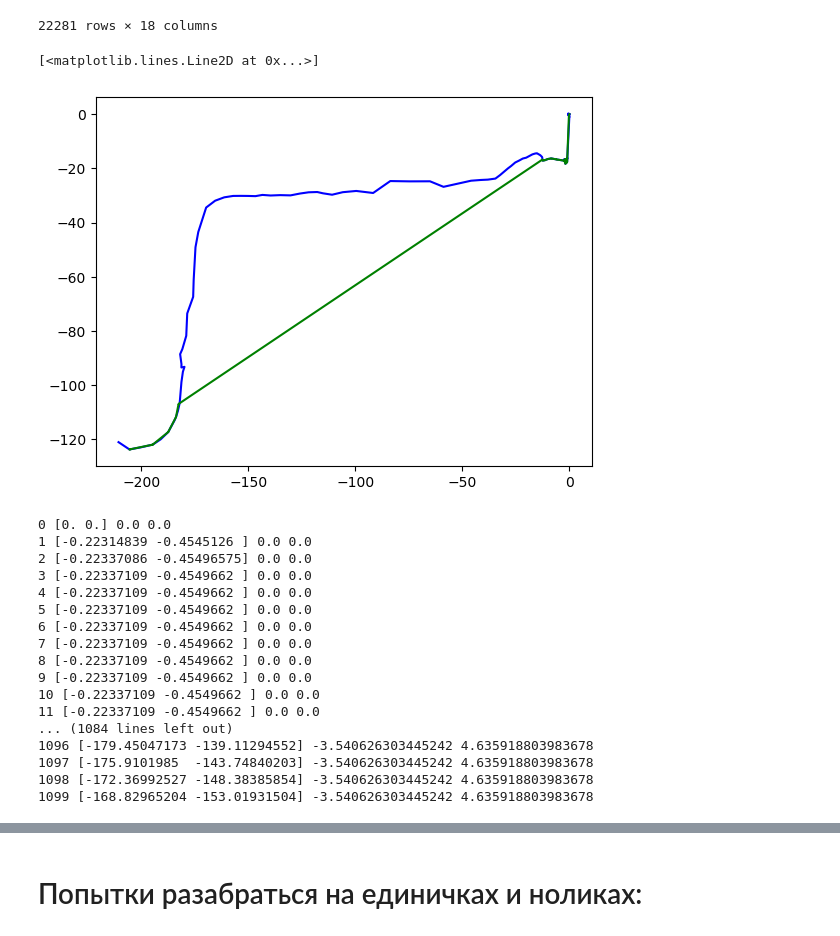
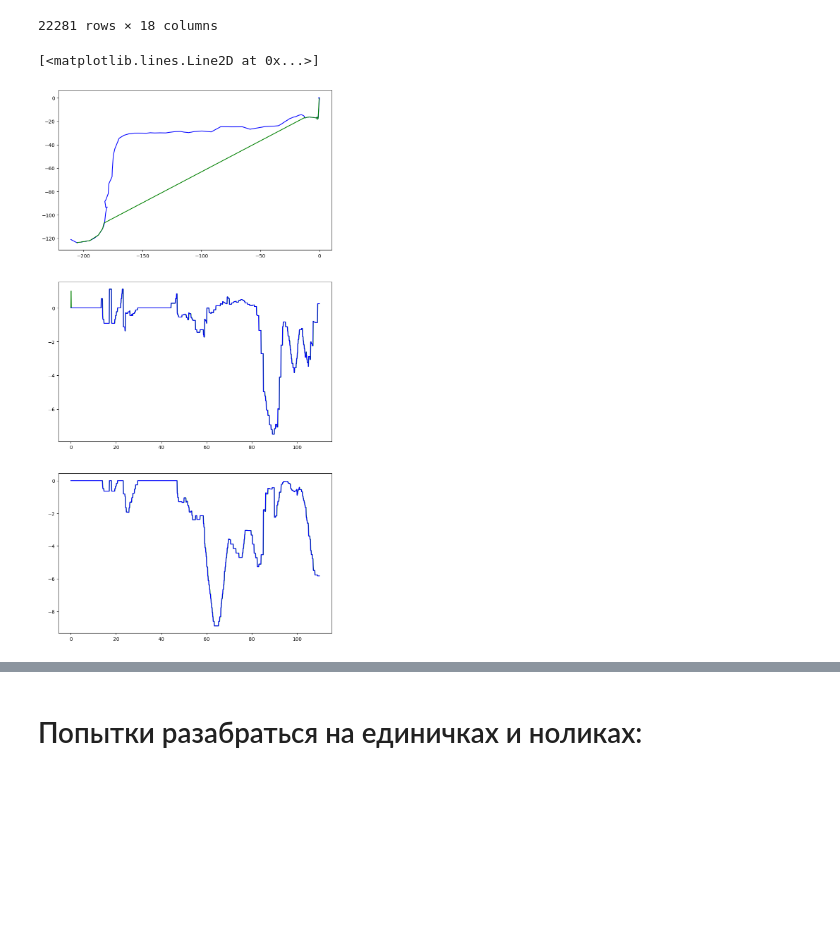
Before and after one commit to 1mm0rTaLzzz/SNAR_hw5, a Jupyter notebook: HW5 (KF_nD).ipynb, the cells around one changed output, grey strips where cells are left out. Cells and saved outputs as stored; diff of their text form; code cells hidden in the pictures; blank space fills up the shorter version.

```diff
--- a/HW5 (KF_nD).ipynb
+++ b/HW5 (KF_nD).ipynb
@@ -45,6 +46,7 @@ speed_OBD = [float(x) * 1000 / 3600 for x in speed_OBD]
 speed_GPS = [float(x) * 1000 / 3600 if x != '-' else 0 for x in speed_GPS] # '-' мб надо оставить
 
 Bearing = df.iloc[:, 7].values.tolist()
+Bearing = [float(x) * math.pi/180 for x in Bearing]
 # %%
 # Разбиение скоростей на x, y
 
@@ -103,20 +105,21 @@ B = np.array([[1, 0, 0, 0],  # x
               [0, 0, 0, 1]]) # y*
 
 
-Q = np.array([[100, 0, 100, 0],  # x
-              [0, 100, 0, 100],  # y
+Q = np.array([[100, 0, 0, 0],  # x
+              [0, 100, 0, 0],  # y
               [0, 0, 100, 0],  # x*
               [0, 0, 0, 100]]) # y*
 
-P_k = np.eye(4) * 100
+P_k = np.eye(4) * 1000
 Hk = np.eye(4)
-# Hk_OBD = np.array([[1, 0, 0, 0],  # x
-#                    [0, 1, 0, 0],  # y
-#                    [0, 0, 1, 0],  # x*
-#                    [0, 0, 0, 1]]) # y*
+Hk_OBD = np.array([[1, 0, 0, 0],  # x
+                   [0, 1, 0, 0],  # y
+                   [0, 0, 1, 0],  # x*
+                   [0, 0, 0, 1]]) # y*
+
 Rk = np.eye(4) * 0.1
-# Rk = np.array([[1, 0, 0, 0],  # x
-#                [0, 1, 0, 0],  # y
+# Rk = np.array([[1, 0, 1, 0],  # x
+#                [0, 1, 0, 1],  # y
 #                [0, 0, 1, 0],  # x*
 #                [0, 0, 0, 1]]) * 0.1# y*
 
@@ -128,7 +131,7 @@ def predict(current, previous, P_k, F):
     X = np.array([x, y, vx, vy])
     U = np.array([x - x_p, y - y_p, vx - vx_p, vy - vy_p])
 
-    X_k = F @ X.T + B @ U.T
+    X_k = F @ X + B @ U
     P_k = F @ P_k @ F.T + Q
 
     return X_k, P_k
@@ -144,6 +147,7 @@ def update(current, X_k, P_k, Hk):
     Pk = P_k - Kk @ Hk @ P_k
 
     return Xk, Pk
+
 
 coord = np.array([[0, 0]])
 speed = np.array([0, 0])
@@ -164,58 +168,42 @@ while i < 1100:
 #         print(i, X_k, coord[i-2][0], coord[i-2][1])
         current_OBD = np.array([X_k[0], X_k[1], speed_OBD_x[i-1], speed_OBD_y[i-1]])
         previous_OBD = np.array([coord[i-2][0], coord[i-2][1], speed_OBD_x[i-2], speed_OBD_y[i-2]])
         X_k, P_k = predict(current_OBD, previous_OBD, P_k, F_OBD)
         X_k, P_k = update(current_OBD, X_k, P_k, Hk_OBD)
 
     coord = np.append(coord, [X_k[0], X_k[1]])
     coord = coord.reshape(-1, 2)
     speed = np.append(speed, [X_k[2], X_k[3]])
     i += 1
 
 # print(X_k)
 # print()
 # print(P_k)
 coord = coord.reshape(-1, 2)
 coord_x = [i[0] for i in coord]
 coord_y = [i[1] for i in coord]
 
 speed = speed.reshape(-1, 2)
 speed_x = [i[0] for i in speed]
 speed_y = [i[1] for i in speed]
 # print(coord[:100])
 
 a = 0
 
+plt.figure(figsize=(10, 20))
+
+plt.subplot(311)
 plt.plot(Longitude[a:i], Latitude[a:i], c='b')
-plt.plot(coord_x[a:i], coord_y[a:i], c='g')
-# plt.plot(X_OBD[a:i], Y_OBD[a:i], c='r')
+plt.plot(coord_x[a+1:i], coord_y[a+1:i], c='g')
 
-# plt.plot(time_OBD[a:i], speed_x[a:i], c='g')
-# plt.plot(time_OBD[a:i], speed_OBD_x[a:i], c='b')
+plt.subplot(312)
+plt.plot(time_OBD[a:i], speed_x[a:i], c='g')
+plt.plot(time_OBD[a:i], speed_OBD_x[a:i], c='b')
+
+plt.subplot(313)
+plt.plot(time_OBD[a:i], speed_y[a:i], c='g')
+plt.plot(time_OBD[a:i], speed_OBD_y[a:i], c='b')
 # plt.legend(fontsize = 18)
 # %% [output]
 [<matplotlib.lines.Line2D at 0x...>]
-[figure, old version]
+[figure, new version]
-# %%
-c = 0
-for i in coord:
-    print(c, i, speed_OBD_x[c], speed_OBD_y[c])
-    c += 1
-# %% [output]
-0 [0. 0.] 0.0 0.0
-1 [-0.22314839 -0.4545126 ] 0.0 0.0
-2 [-0.22337086 -0.45496575] 0.0 0.0
-3 [-0.22337109 -0.4549662 ] 0.0 0.0
-4 [-0.22337109 -0.4549662 ] 0.0 0.0
-5 [-0.22337109 -0.4549662 ] 0.0 0.0
-6 [-0.22337109 -0.4549662 ] 0.0 0.0
-7 [-0.22337109 -0.4549662 ] 0.0 0.0
-8 [-0.22337109 -0.4549662 ] 0.0 0.0
-9 [-0.22337109 -0.4549662 ] 0.0 0.0
-10 [-0.22337109 -0.4549662 ] 0.0 0.0
-11 [-0.22337109 -0.4549662 ] 0.0 0.0
-... (1084 lines left out)
-1096 [-179.45047173 -139.11294552] -3.540626303445242 4.635918803983678
-1097 [-175.9101985  -143.74840203] -3.540626303445242 4.635918803983678
-1098 [-172.36992527 -148.38385854] -3.540626303445242 4.635918803983678
-1099 [-168.82965204 -153.01931504] -3.540626303445242 4.635918803983678
```
Also changed, not shown: parts of 4 cells of this notebook.
